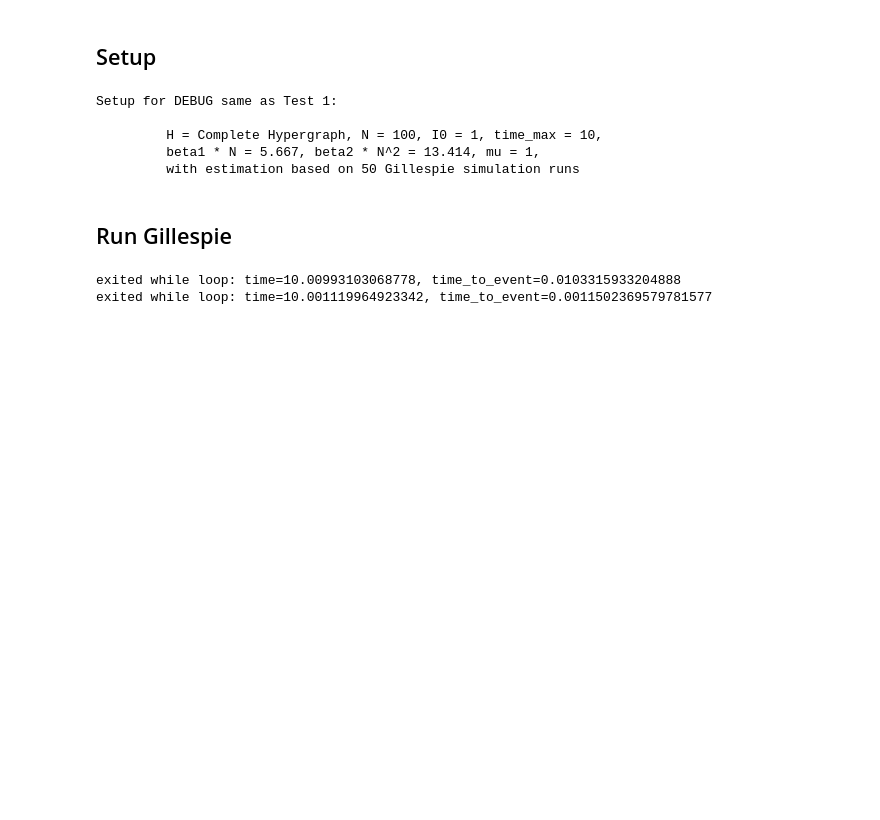
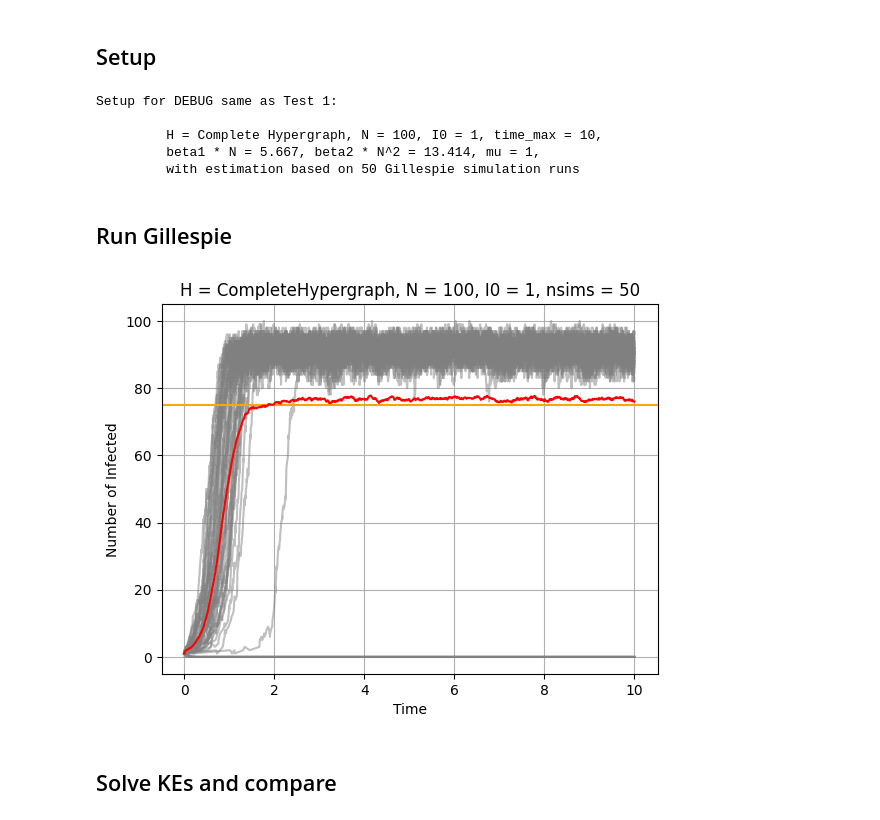
Before and after one commit to markolalovic/higher-order-contagion, a Jupyter notebook: notebooks/estimate-rates_debug.ipynb, the cells around one changed output. Drawn from its saved outputs; the diff is of its cells as text; code cells hidden in the pictures; blank space fills up the shorter version.

```diff
--- a/notebooks/estimate-rates_debug.ipynb
+++ b/notebooks/estimate-rates_debug.ipynb
@@ -53,7 +53,7 @@ Setup for DEBUG same as Test 1:
 ## Run Gillespie
 # %%
 ## --- Run Gillespie ---
-run_gillespie_simulations = True
+run_gillespie_simulations = False
 I0_gillespie = 1 # TODO: go over the range when necessary
 initial_infections = list(range(I0_gillespie))
 
@@ -66,32 +66,34 @@ if run_gillespie_simulations:
 
     # save the simulation results
     sim_results = {f'sim_{i}': X_sims[i] for i in range(nsims)}
     np.savez_compressed('../results/sim_results_debug.npz', **sim_results)
 else:
     # load simulation results
     sim_results = np.load('../results/sim_results_debug.npz', allow_pickle=True)
     X_sims = [sim_results[f'sim_{i}'] for i in range(nsims)]
 
 # plot X_t curves in gray and average curve in red
 fig = plt.figure()
 ax  = plt.subplot()
 
 for X_t in X_sims:
     ax.plot(X_t[0], X_t[2], c="gray", alpha=0.5)
 
 avg_curve, times = get_average(X_sims, time_max, nsims, delta_t = 0.01)
+# avg_curve, times = get_average_corrected(X_sims, time_max, nsims, delta_t = 0.01)
 
 plt.axhline(y=75, color='orange', linestyle='-')
 
 plt.plot(times, avg_curve, "red")
 
 plt.xlabel("Time")
 plt.ylabel("Number of Infected")
 plt.grid(True)
 plt.title(f"H = {g.__class__.__name__}, N = {N}, I0 = {I0_gillespie}, nsims = {nsims}")
 plt.savefig("../figures/estimation/complete/gillespie-sims_test_2.pdf",
             format='pdf', bbox_inches='tight')
 plt.show()
 # %% [output]
-exited while loop: time=10.00993103068778, time_to_event=0.0103315933204888
-exited while loop: time=10.001119964923342, time_to_event=0.0011502369579781577
+[figure, added]
+# %% [markdown]
+## Solve KEs and compare
```
Also changed, not shown: parts of 20 cells of this notebook, 14 other files.
